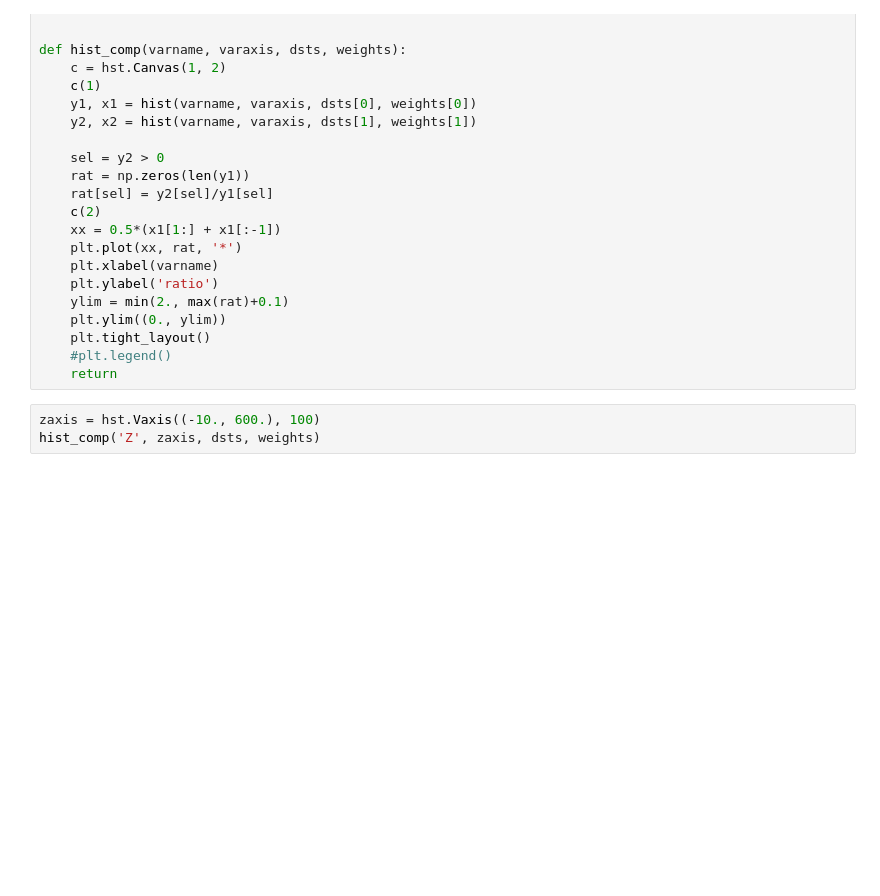
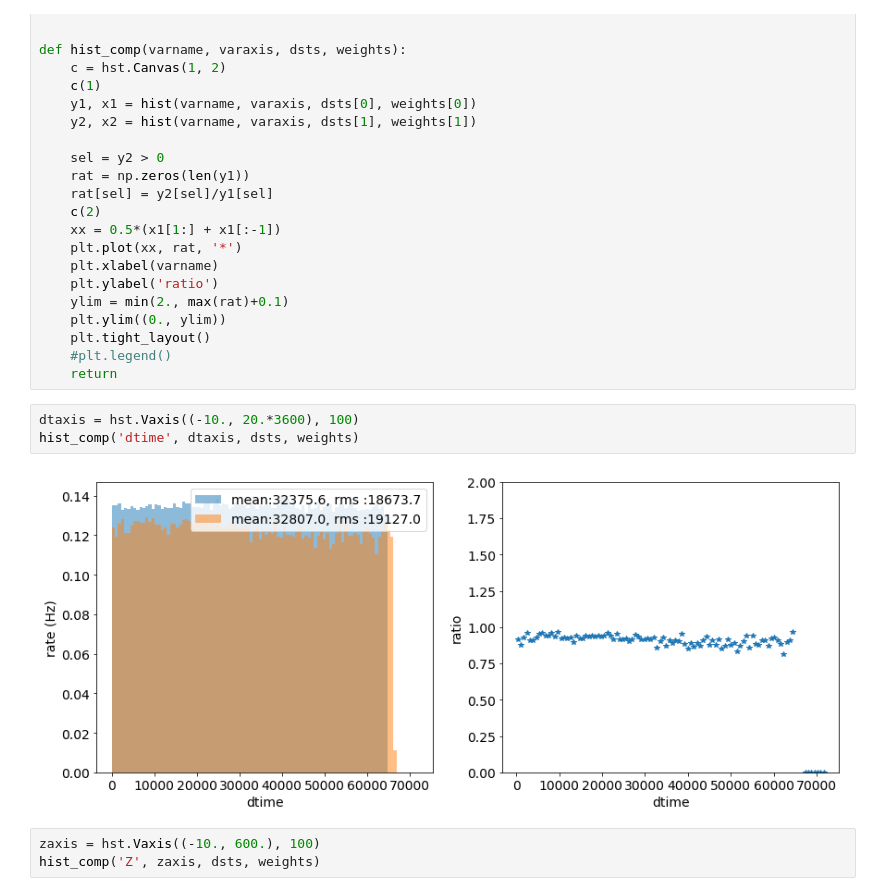
Before and after one commit to jahernando/ICAROSNB, a Jupyter notebook: JAH/kr/dev/monitor_Kr_runs_r6590_r6600.ipynb, the cells around one changed output. Cells and saved outputs as stored; diff of their text form; blank space fills up the shorter version.

```diff
--- a/JAH/kr/dev/monitor_Kr_runs_r6590_r6600.ipynb
+++ b/JAH/kr/dev/monitor_Kr_runs_r6590_r6600.ipynb
@@ -119,6 +122,11 @@ def hist_comp(varname, varaxis, dsts, weights):
     plt.tight_layout()
     #plt.legend()
     return
+# %%
+dtaxis = hst.Vaxis((-10., 20.*3600), 100)
+hist_comp('dtime', dtaxis, dsts, weights)
+# %% [output]
+[figure, added]
 # %%
 zaxis = hst.Vaxis((-10., 600.), 100)
 hist_comp('Z', zaxis, dsts, weights)
```
Also changed, not shown: parts of 3 cells of this notebook, 1 other file.
